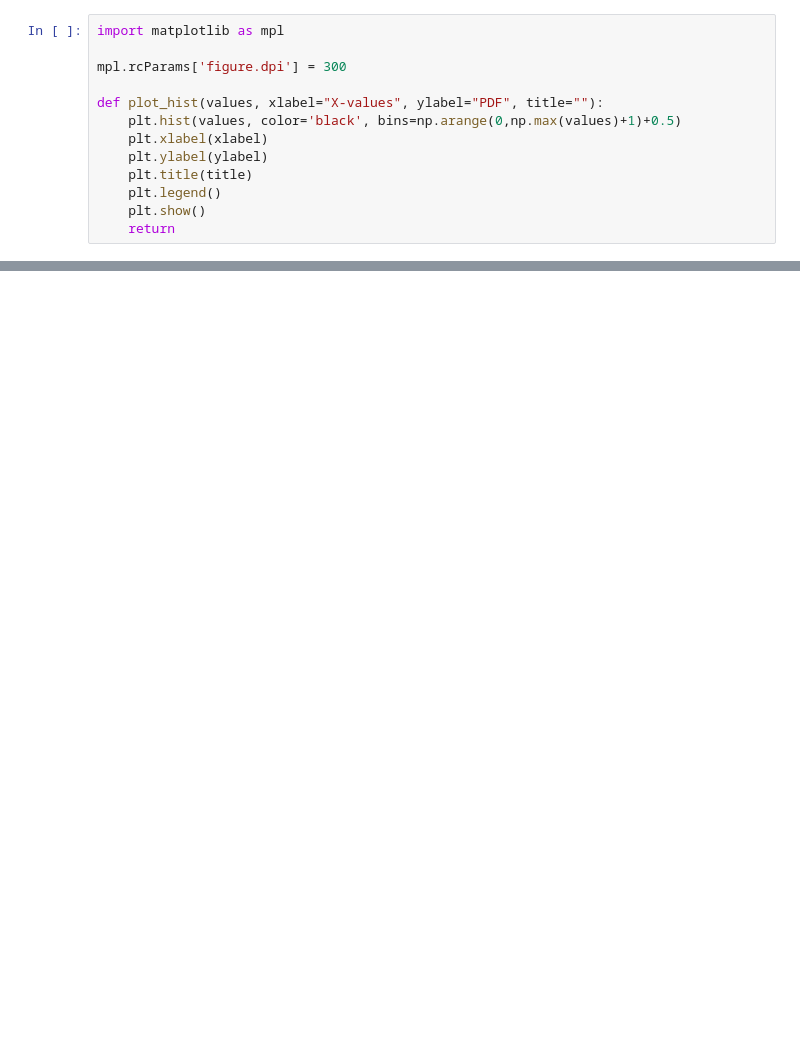
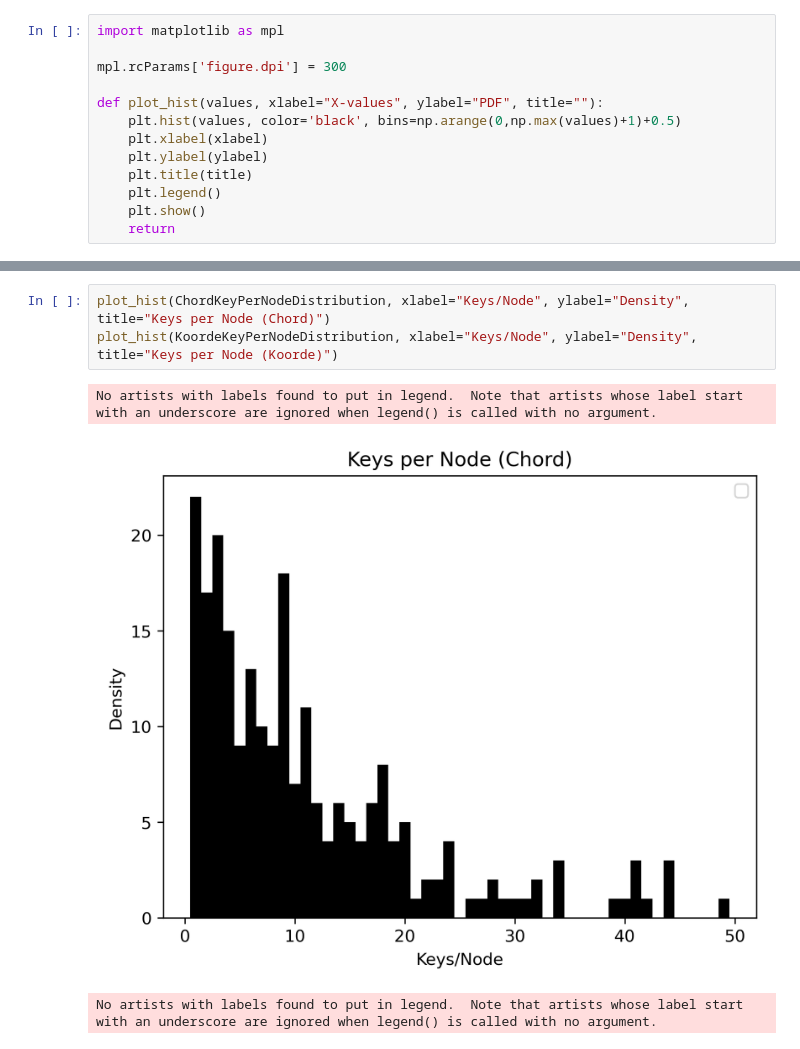
Before and after one commit to peterhalmos/COS518_FinalProject, a Jupyter notebook: Local_DHT_testing.ipynb, the cells around one changed output, grey strips where cells are left out. Cells and saved outputs as stored; diff of their text form; blank space fills up the shorter version.

```diff
--- a/Local_DHT_testing.ipynb
+++ b/Local_DHT_testing.ipynb
@@ -242,0 +269,7 @@ No artists with labels found to put in legend.  Note that artists whose label st
+# %%
+plot_hist(ChordKeyPerNodeDistribution, xlabel="Keys/Node", ylabel="Density", title="Keys per Node (Chord)")
+plot_hist(KoordeKeyPerNodeDistribution, xlabel="Keys/Node", ylabel="Density", title="Keys per Node (Koorde)")
+# %% [output]
+No artists with labels found to put in legend.  Note that artists whose label start with an underscore are ignored when legend() is called with no argument.
+[figure, added]
+No artists with labels found to put in legend.  Note that artists whose label start with an underscore are ignored when legend() is called with no argument.
```
Also changed, not shown: parts of 4 cells of this notebook.
